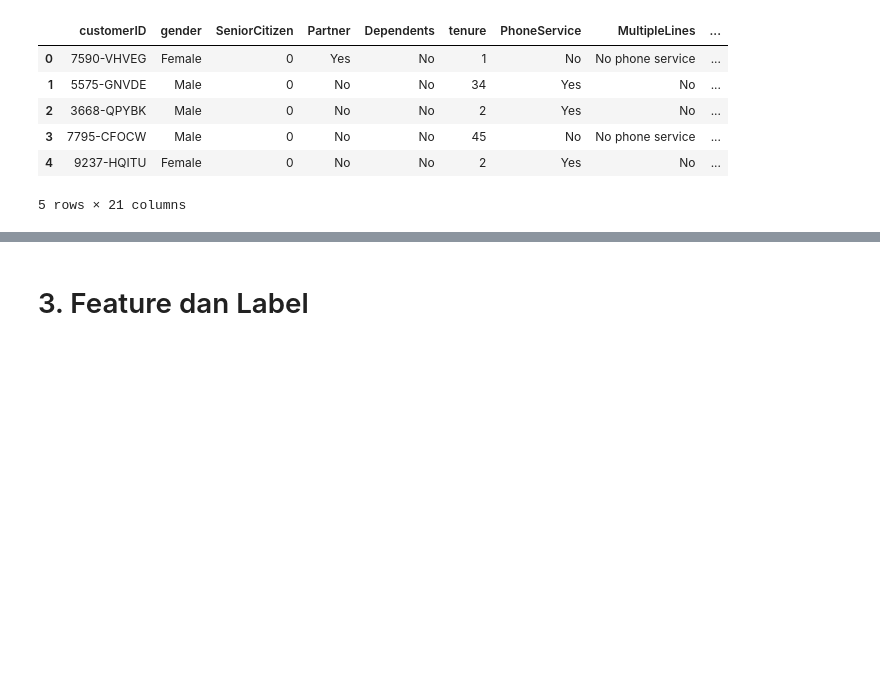
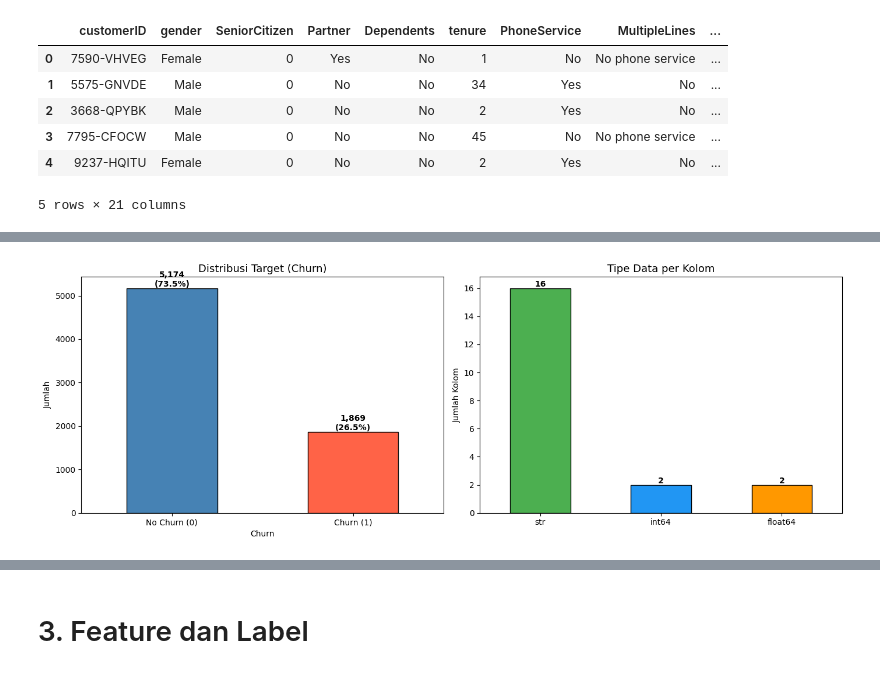
Before and after one commit to Qorrykharismayani/Tugas-Besar-Machine-Learning, a Jupyter notebook: notebooks/model_rf.ipynb, the cells around one changed output, grey strips where cells are left out. Drawn from its saved outputs; the diff is of its cells as text; code cells hidden in the pictures; blank space fills up the shorter version.

Commit message:
add visual

```diff
--- a/notebooks/model_rf.ipynb
+++ b/notebooks/model_rf.ipynb
@@ -68,0 +114,33 @@ Name: proportion, dtype: float64
+# %%
+fig, axes = plt.subplots(1, 2, figsize=(14, 5))
+
+# Plot 1: Target distribution
+df['Churn'].value_counts().plot(
+    kind='bar', ax=axes[0],
+    color=['steelblue', 'tomato'],
+    edgecolor='black'
+)
+axes[0].set_title('Distribusi Target (Churn)', fontsize=13)
+axes[0].set_xticklabels(['No Churn (0)', 'Churn (1)'], rotation=0)
+axes[0].set_ylabel('Jumlah')
+for i, v in enumerate(df['Churn'].value_counts()):
+    axes[0].text(i, v + 30, f'{v:,}\n({v/len(df)*100:.1f}%)',
+                 ha='center', fontweight='bold')
+
+# Plot 2: Tipe data per kolom
+dtype_counts = df.dtypes.value_counts()
+dtype_counts.plot(
+    kind='bar', ax=axes[1],
+    color=['#4CAF50', '#2196F3', '#FF9800'],
+    edgecolor='black'
+)
+axes[1].set_title('Tipe Data per Kolom', fontsize=13)
+axes[1].set_xticklabels([str(x) for x in dtype_counts.index], rotation=0)
+axes[1].set_ylabel('Jumlah Kolom')
+for i, v in enumerate(dtype_counts):
+    axes[1].text(i, v + 0.1, str(v), ha='center', fontweight='bold')
+
+plt.tight_layout()
+plt.show()
+# %% [output]
+[figure, added]
```
Also changed, not shown: parts of 7 cells of this notebook.
